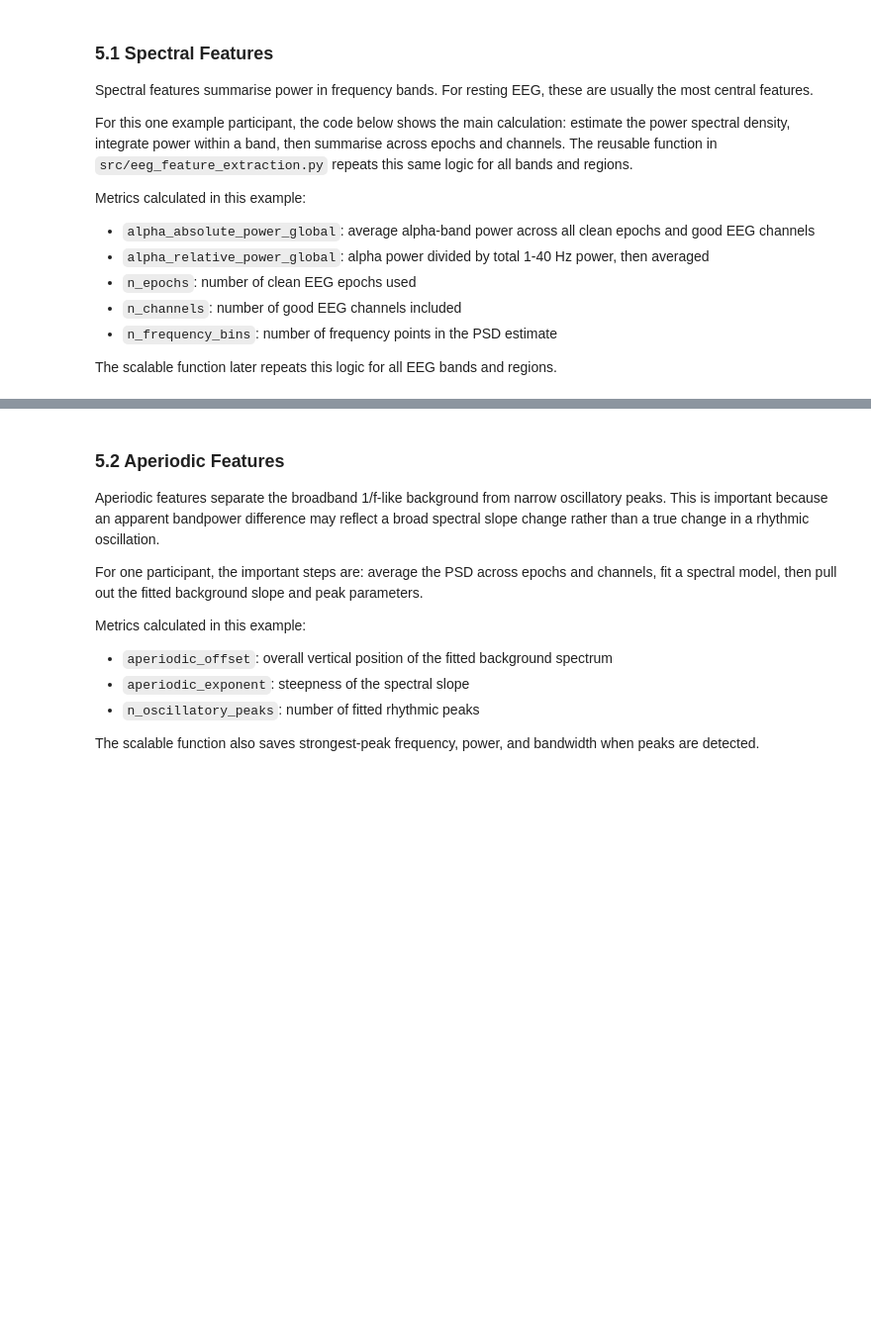
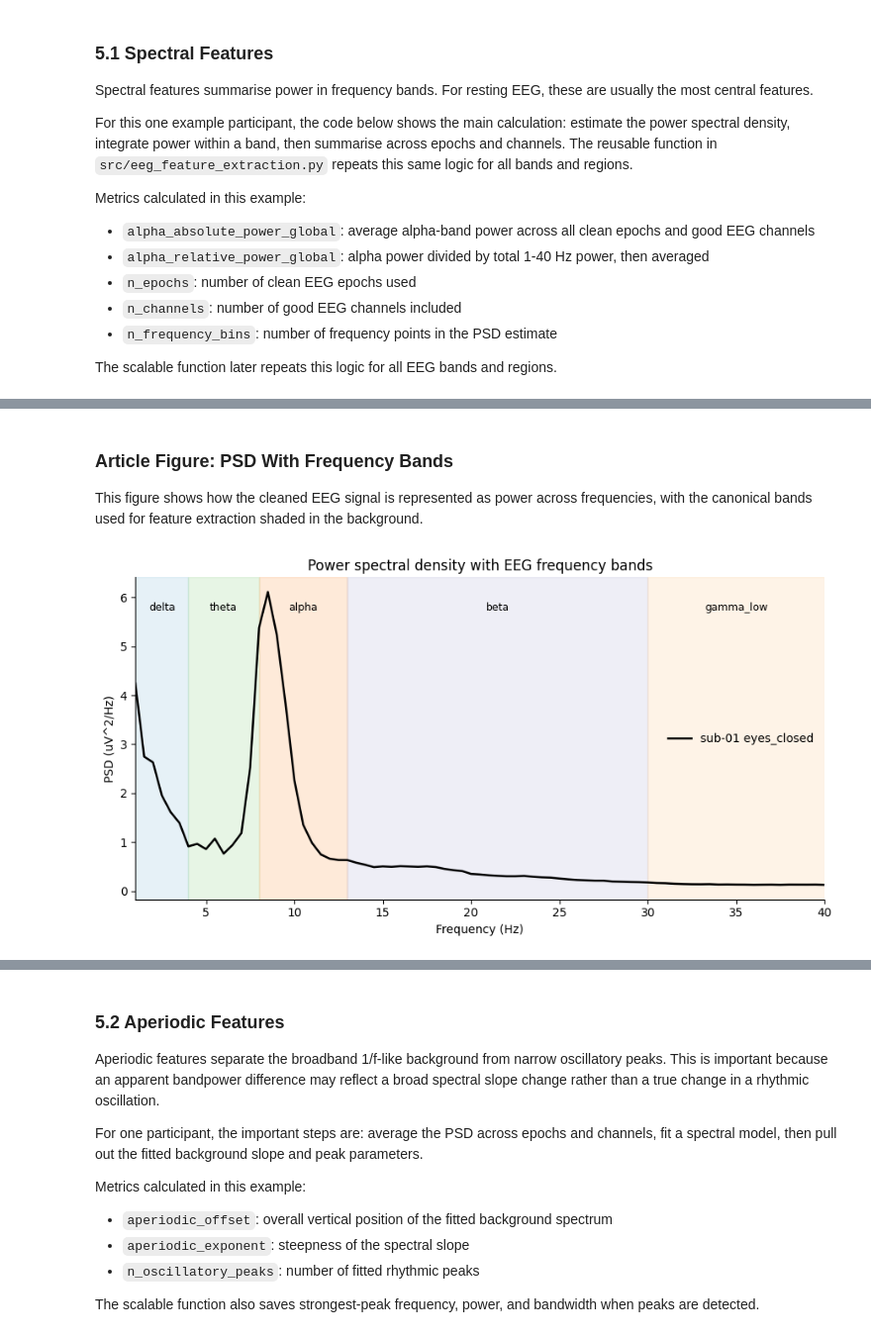
Before and after one commit to nmarryatt/neurogenetics-ml, a Jupyter notebook: notebooks/04_Feature_Extraction.ipynb, the cells around one changed output, grey strips where cells are left out. Shown at 99% size. Drawn from its saved outputs; the diff is of its cells as text; code cells hidden in the pictures; blank space fills up the shorter version.

```diff
--- a/notebooks/04_Feature_Extraction.ipynb
+++ b/notebooks/04_Feature_Extraction.ipynb
@@ -18,6 +18,8 @@ import sys
 import mne
 import numpy as np
 import pandas as pd
+import matplotlib.pyplot as plt
+import seaborn as sns
 from IPython.display import display
 
 project_root = Path.cwd().resolve()
@@ -35,6 +37,8 @@ reload(efe)
 
 processed_eeg_dir = project_root / "data" / "processed" / "eeg"
 features_dir = project_root / "data" / "features"
+article_output_dir = project_root / "reports" / "feature_extraction_article"
+article_output_dir.mkdir(parents=True, exist_ok=True)
 
 print(f"Project root: {project_root}")
 print(f"Processed EEG dir: {processed_eeg_dir}")
@@ -240,2 +281,37 @@ example_spectral_summary.to_frame("value")
 | n_channels | 1.220000e+02 |
 | n_frequency_bins | 7.900000e+01 |
+# %% [markdown]
+### Article Figure: PSD With Frequency Bands
+
+This figure shows how the cleaned EEG signal is represented as power across frequencies, with the canonical bands used for feature extraction shaded in the background.
+# %%
+fig, ax = plt.subplots(figsize=(9, 4.8))
+
+mean_psd = psd.mean(axis=(0, 1))
+mean_psd_uv = mean_psd * 1e12
+ax.plot(freqs, mean_psd_uv, color="black", linewidth=1.8, label=f"{example_row['subject_id']} {example_row['condition']}")
+
+band_colors = {
+    "delta": "#9ecae1",
+    "theta": "#a1d99b",
+    "alpha": "#fdae6b",
+    "beta": "#bcbddc",
+    "gamma_low": "#fdd0a2",
+}
+for band_name, (fmin, fmax) in EEG_BANDS.items():
+    ax.axvspan(fmin, fmax, color=band_colors.get(band_name, "grey"), alpha=0.25)
+    ax.text((fmin + fmax) / 2, ax.get_ylim()[1] * 0.92, band_name, ha="center", va="top", fontsize=9)
+
+ax.set_xlim(efe.PSD_FMIN, efe.PSD_FMAX)
+ax.set_xlabel("Frequency (Hz)")
+ax.set_ylabel("PSD (uV^2/Hz)")
+ax.set_title("Power spectral density with EEG frequency bands")
+ax.legend(frameon=False)
+sns.despine()
+fig.tight_layout()
+fig.savefig(article_output_dir / "spectral_psd_bands.png", dpi=300)
+plt.show()
+
+example_spectral_summary.to_frame("value").to_csv(article_output_dir / "spectral_feature_example.tsv", sep="	")
+# %% [output]
+[figure, added]
```
Also changed, not shown: parts of 25 cells of this notebook.
